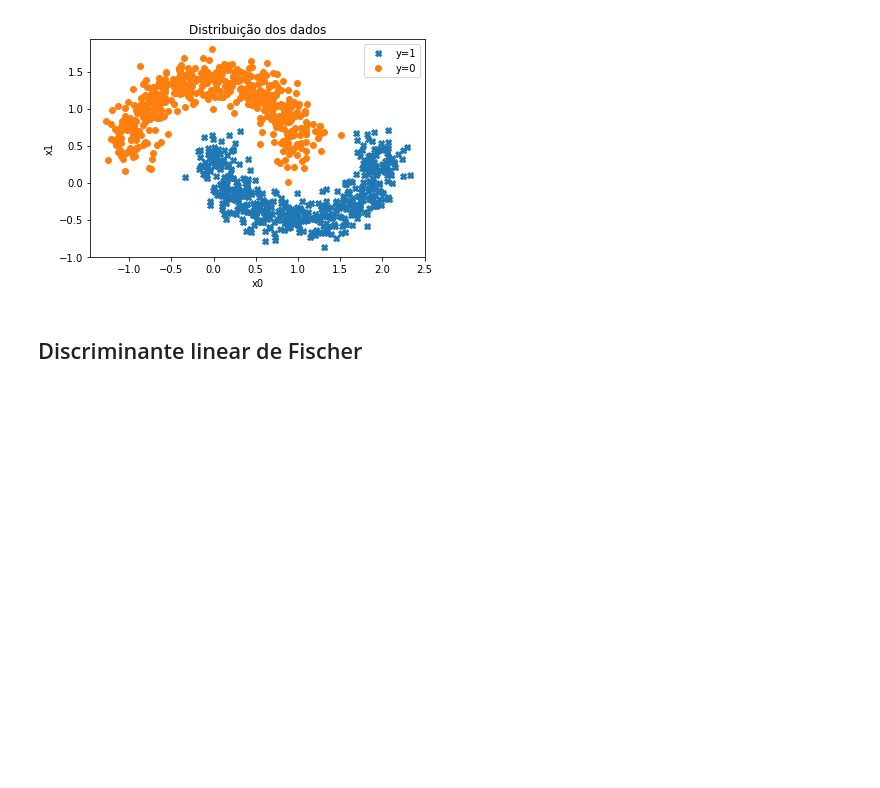
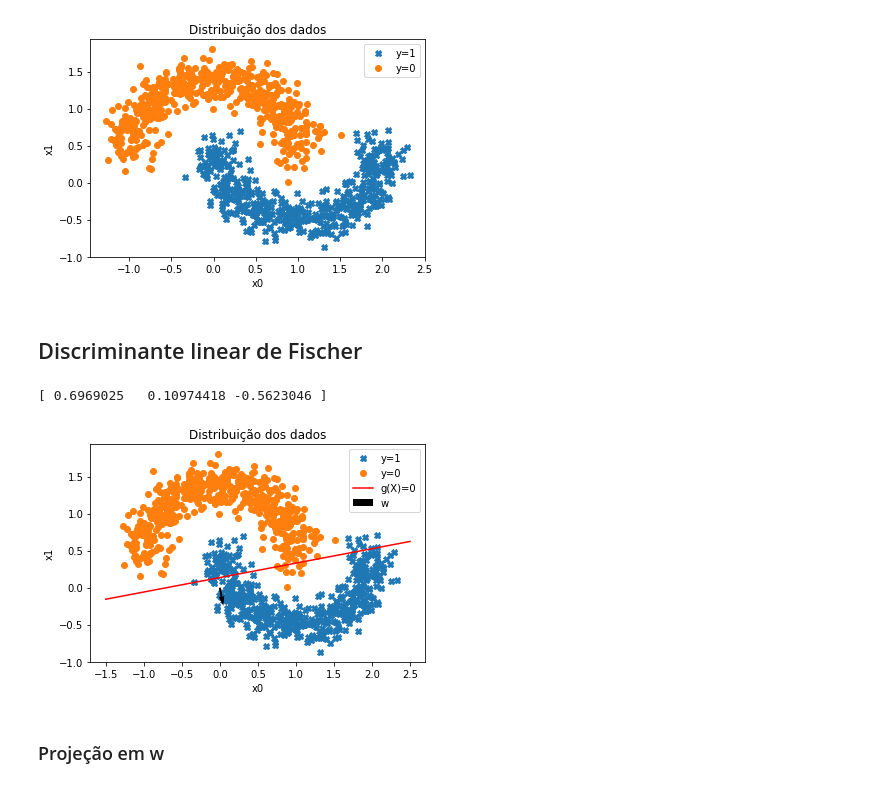
Before and after one commit to RafaelGoncalves8/machine-learning, a Jupyter notebook: 2-linear-classification/deliver/EFC2 - Linear classificartion.ipynb, the cells around one changed output. Cells and saved outputs as stored; diff of their text form; code cells hidden in the pictures; blank space fills up the shorter version.

Commit message:
Plots based on linear disciminants.

```diff
--- a/2-linear-classification/deliver/EFC2 - Linear classificartion.ipynb
+++ b/2-linear-classification/deliver/EFC2 - Linear classificartion.ipynb
@@ -18,6 +18,7 @@ np.random.seed = 0
 data_url = 'http://www.dca.fee.unicamp.br/~lboccato/two_moons.csv'
 data_dir = os.path.abspath(os.path.relpath('../data'))
 data_path = os.path.join(data_dir, 'two_moons.csv')
+image_dir = os.path.abspath(os.path.relpath('../doc/images'))
 
 urllib.request.urlretrieve(data_url, data_path)
 # %% [output]
@@ -61,3 +63,5 @@ plt.show()
 [figure]
 # %% [markdown]
 ## Discriminante linear de Fischer
+# %%
+Phi = np.column_stack((np.ones(X.shape[0]), X))
@@ -63,0 +70,30 @@ plt.show()
+# %%
+mmq = lambda Phi, y: np.dot(np.dot(np.linalg.inv(np.dot(Phi.T, Phi)), Phi.T), y)
+# %%
+w = mmq(Phi, y)
+print(w)
+# %% [output]
+[ 0.6969025   0.10974418 -0.5623046 ]
+# %%
+mask1 = [i for i, e in enumerate(y) if e]
+mask2 = [i for i, e in enumerate(y) if not e]
+plt.plot(X[mask1, 0], X[mask1,1], 'X', zorder=1)
+plt.plot(X[mask2, 0], X[mask2, 1], 'o', zorder=2)
+
+x = np.linspace(-1.5, 2.5, 1000)
+w_norm = np.linalg.norm(w[1:])
+gx = -(w[1]/w[2])*x - (w[1]/w[2])*w[0]
+plt.plot(x, gx, 'r')
+
+origin = [0], [0] # origin point
+plt.xlabel('x0'), plt.ylabel('x1')
+
+plt.title("Distribuição dos dados")
+plt.quiver(*origin, w[1], w[2], width=0.006, color='black', zorder=3)
+plt.legend(['y=1', 'y=0', 'g(X)=0', 'w'])
+plt.savefig(os.path.join(image_dir, 'fischer.png'), bbox_inches='tight')
+plt.show()
+# %% [output]
+[figure, added]
+# %% [markdown]
+### Projeção em w
```
Also changed, not shown: parts of 6 cells of this notebook, 3 other files.
